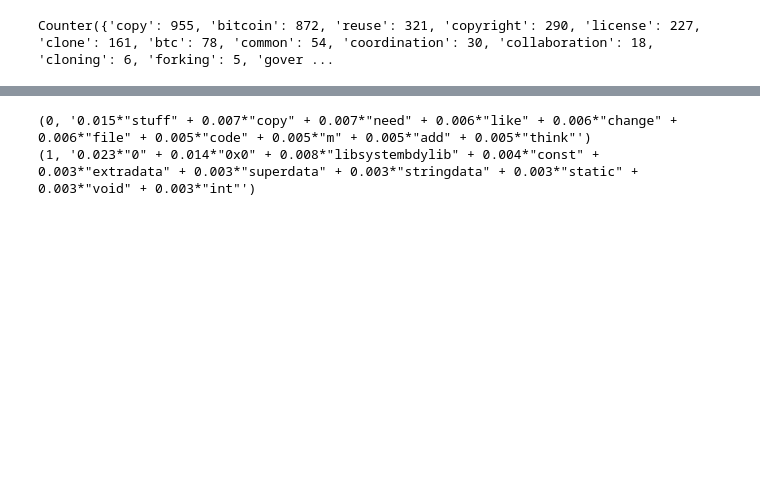
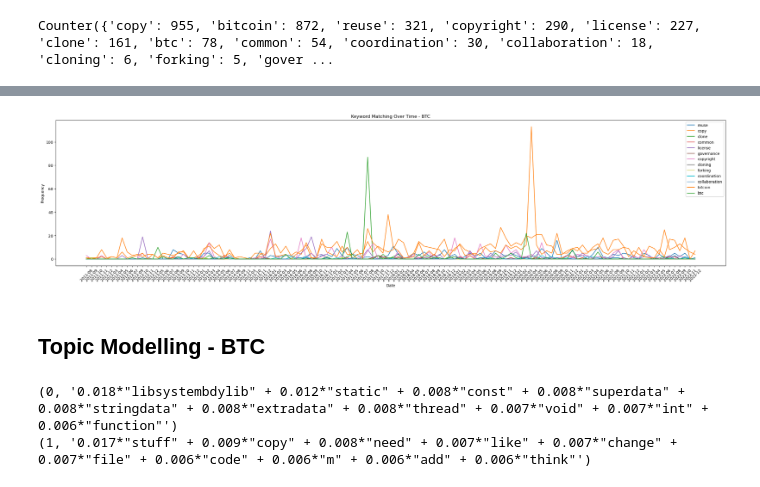
Before and after one commit to SavinduHerath/DSPP_Project_OSS_Forking, a Jupyter notebook: NLP_Analysis.ipynb, the cells around one changed output, grey strips where cells are left out. Saved outputs shown, nothing was run; the diff lists cells and outputs as text; code cells hidden in the pictures; blank space fills up the shorter version.

```diff
--- a/NLP_Analysis.ipynb
+++ b/NLP_Analysis.ipynb
@@ -245,0 +306,26 @@ top_comments_btc = get_top_comments(preprocessed_btc_df, coord_terms, top_n=5)
+# %%
+# Convert created_at to datetime format
+preprocessed_btc_df['created_at'] = pd.to_datetime(preprocessed_btc_df['created_at'])
+
+# Apply the function to the preprocessed_comments column
+preprocessed_btc_df['coord_term_counts'] = preprocessed_btc_df['preprocessed_comments'].apply(lambda x: extract_coordination_terms(x, coord_terms))
+
+# Aggregate the counts of coordination terms over time
+# First, create a column for just the date (without time)
+preprocessed_btc_df['date'] = preprocessed_btc_df['created_at'].dt.to_period('M')
+
+# Initialize an empty Counter for aggregation
+agg_counts_btc = Counter()
+
+# Sum up the counts per month
+for date, group in preprocessed_btc_df.groupby('date'):
+    monthly_count = Counter()
+    for counts in group['coord_term_counts']:
+        monthly_count.update(counts)
+    agg_counts_btc[date] = monthly_count
+
+# Convert aggregated counts to a DataFrame
+agg_df_btc = pd.DataFrame.from_dict(agg_counts_btc, orient='index').fillna(0)
+
+# Sort the DataFrame by the date index
+agg_df_btc = agg_df_btc.sort_index()
@@ -246,3 +348,19 @@ top_comments_btc = get_top_comments(preprocessed_btc_df, coord_terms, top_n=5)
+# %%
+# Plot the results
+plt.figure(figsize=(32, 7))
+for term in coord_terms:
+    if term in agg_df_btc.columns:
+        plt.plot(agg_df_btc.index.astype(str), agg_df_btc[term], label=term)
+plt.xlabel('Date')
+plt.ylabel('Frequency')
+plt.title('Keyword Matching Over Time - BTC')
+plt.legend()
+plt.xticks(rotation=45)
+plt.show()
+# %% [output]
+[figure, added]
+# %% [markdown]
+## Topic Modelling - BTC
 # %%
 # Prepare LDA data
 id2word_btc, corpus_btc, data_words_btc = prepare_lda_data(preprocessed_btc_df['preprocessed_comments'])
@@ -256,7 +374,7 @@ for topic in topics_btc:
     print(topic)
 
 # Visualize the topics
-visualize_topics(lda_model_btc, corpus_btc, id2word_btc)
+visualize_topics(lda_model_btc, corpus_btc, id2word_btc, 'BTC_lda_topics.html')
 # %% [output]
-(0, '0.015*"stuff" + 0.007*"copy" + 0.007*"need" + 0.006*"like" + 0.006*"change" + 0.006*"file" + 0.005*"code" + 0.005*"m" + 0.005*"add" + 0.005*"think"')
-(1, '0.023*"0" + 0.014*"0x0" + 0.008*"libsystembdylib" + 0.004*"const" + 0.003*"extradata" + 0.003*"superdata" + 0.003*"stringdata" + 0.003*"static" + 0.003*"void" + 0.003*"int"')
+(0, '0.018*"libsystembdylib" + 0.012*"static" + 0.008*"const" + 0.008*"superdata" + 0.008*"stringdata" + 0.008*"extradata" + 0.008*"thread" + 0.007*"void" + 0.007*"int" + 0.006*"function"')
+(1, '0.017*"stuff" + 0.009*"copy" + 0.008*"need" + 0.007*"like" + 0.007*"change" + 0.007*"file" + 0.006*"code" + 0.006*"m" + 0.006*"add" + 0.006*"think"')
```
Also changed, not shown: parts of 12 cells of this notebook, 6 other files.
